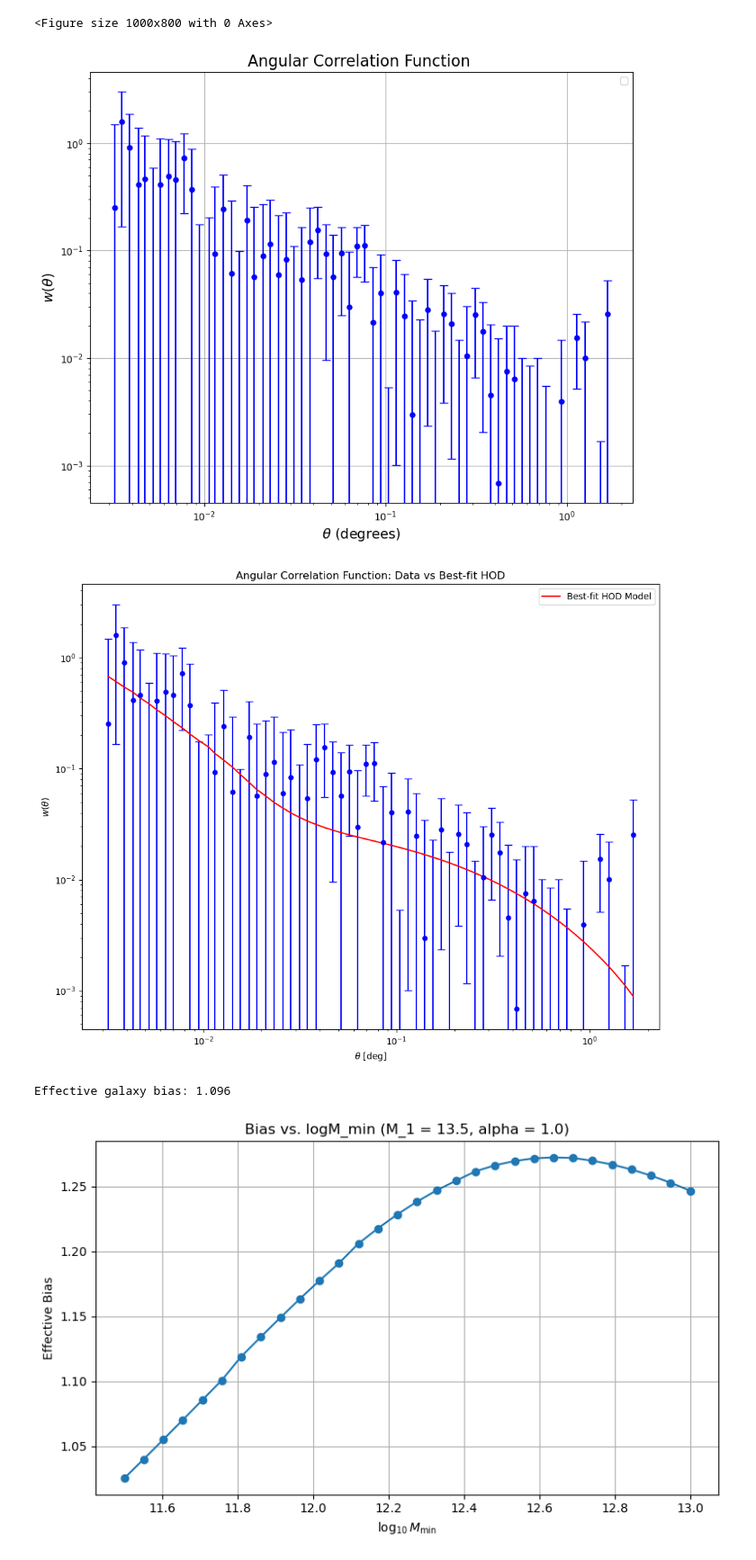
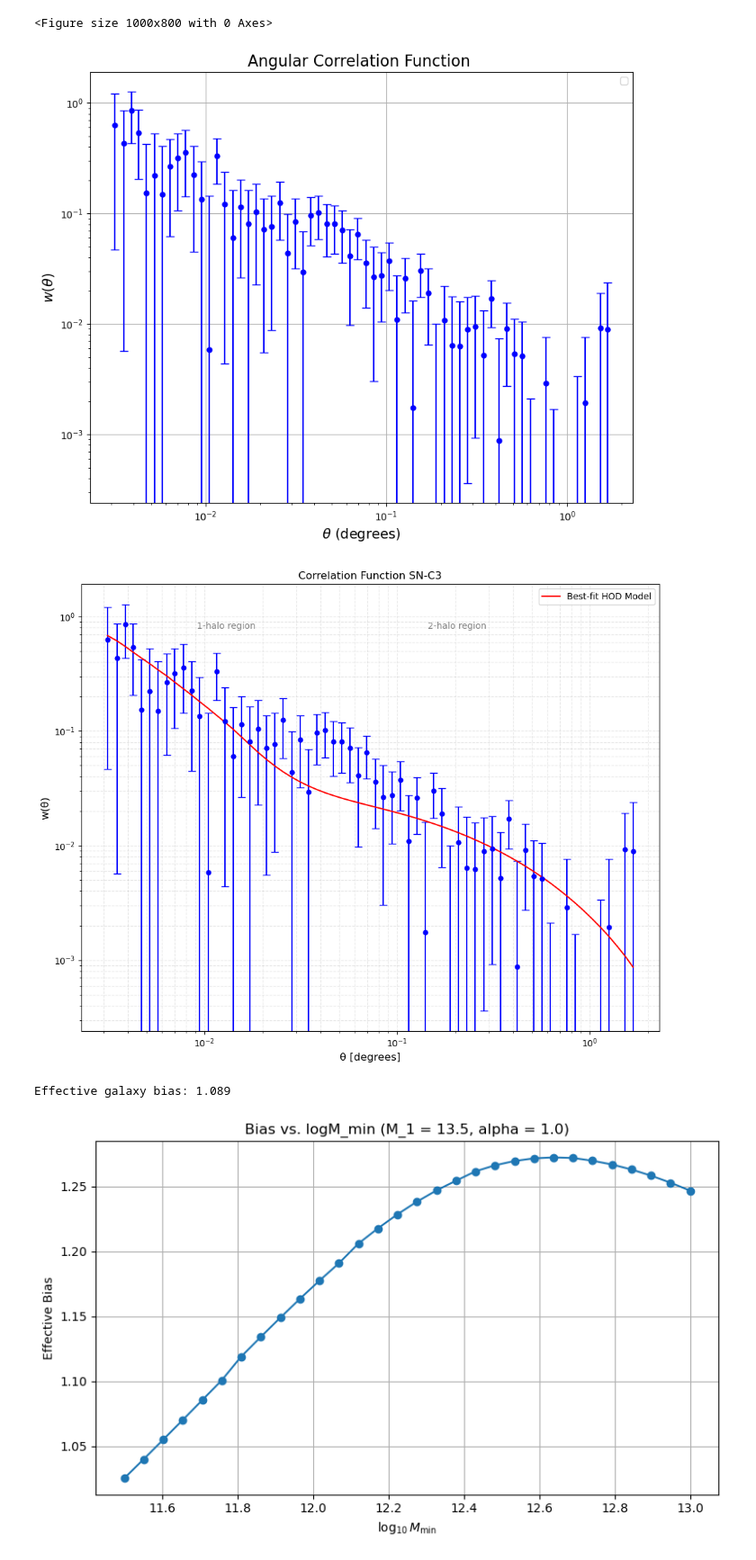
Before and after one commit to OtiliaIrina/Master_Thesis, a Jupyter notebook: New code/Untitled.ipynb, the cells around one changed output. Shown at 90% size. Saved outputs shown, nothing was run; the diff lists cells and outputs as text; code cells hidden in the pictures.

```diff
--- a/New code/Untitled.ipynb
+++ b/New code/Untitled.ipynb
@@ -59,4 +59,4 @@ config = {
 
 
 ### USING SELECTION CLASS
-sub = dv.Selection(t, randoms, 0.4, 0.6, 10.5, 11.0, config)
+sub = dv.Selection(t, randoms, 0.4, 0.6, 10, 11.0, config)
@@ -137,34 +135,41 @@ plt.grid(True)
 plt.show()
 # %% [output]
 <Figure size 1000x800 with 0 Axes>
-[figure, old version]
+[figure, new version]
 # %%
 
 
 # Model prediction with best-fit parameters
 logM_min, logM_1, alpha = results['hod_params']
 w_model = sub.hod_model(logM_min, logM_1, alpha)
 
 plt.figure(figsize=(10, 8))
 
 plt.errorbar(theta, w_obs, yerr= w_err, fmt='o', color='blue', capsize=4, markersize=5)
 plt.plot(theta, w_model, label='Best-fit HOD Model', color='red')
 
 plt.xscale('log')
 plt.yscale('log')
-plt.xlabel(r'$\theta$ [deg]')
-plt.ylabel(r'$w(\theta)$')
-plt.legend()
-plt.title('Angular Correlation Function: Data vs Best-fit HOD')
+plt.xlabel('θ [degrees]', fontsize=12)
+plt.ylabel('w(θ)', fontsize=12)
+plt.title(f'Correlation Function SN-C3')
+plt.legend(fontsize=10, framealpha=0.8)
+plt.grid(True, which="both", ls="--", alpha=0.3)
+
+# Add annotations
+plt.text(0.2, 0.9, "1-halo region", transform=plt.gca().transAxes, color='gray')
+plt.text(0.6, 0.9, "2-halo region", transform=plt.gca().transAxes, color='gray')
+
+
 plt.tight_layout()
 plt.show()
 # %% [output]
-[figure, old version]
+[figure, new version]
 # %%
 bias_eff = sub.gg.bias_effective_tracer
 print(f"Effective galaxy bias: {bias_eff:.3f}")
 # %% [output]
-Effective galaxy bias: 1.096
+Effective galaxy bias: 1.089
 # %%
 logM_1_fixed = 13.5
 alpha_fixed = 1.0
```
Also changed, not shown: parts of 8 cells of this notebook, 2 other files.
